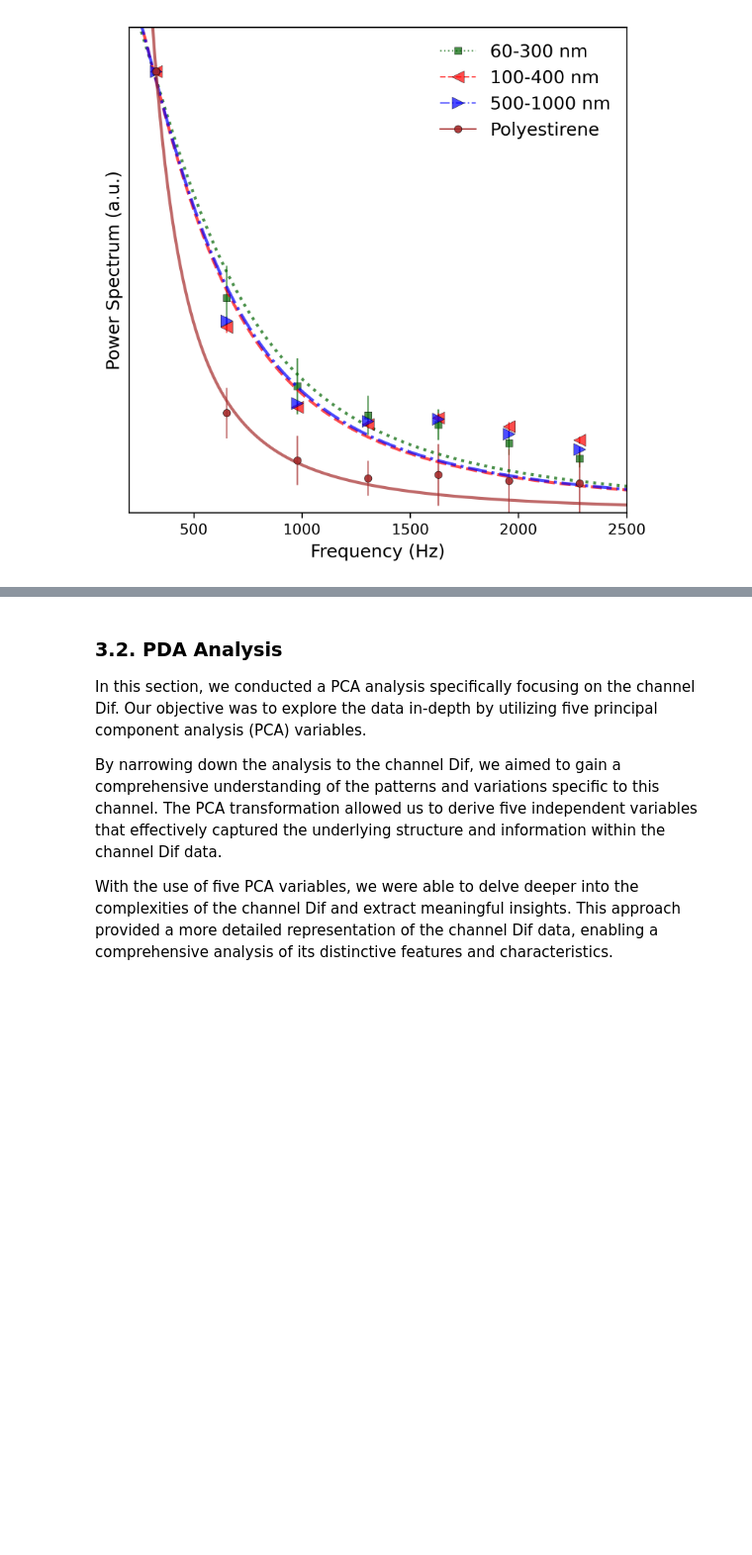
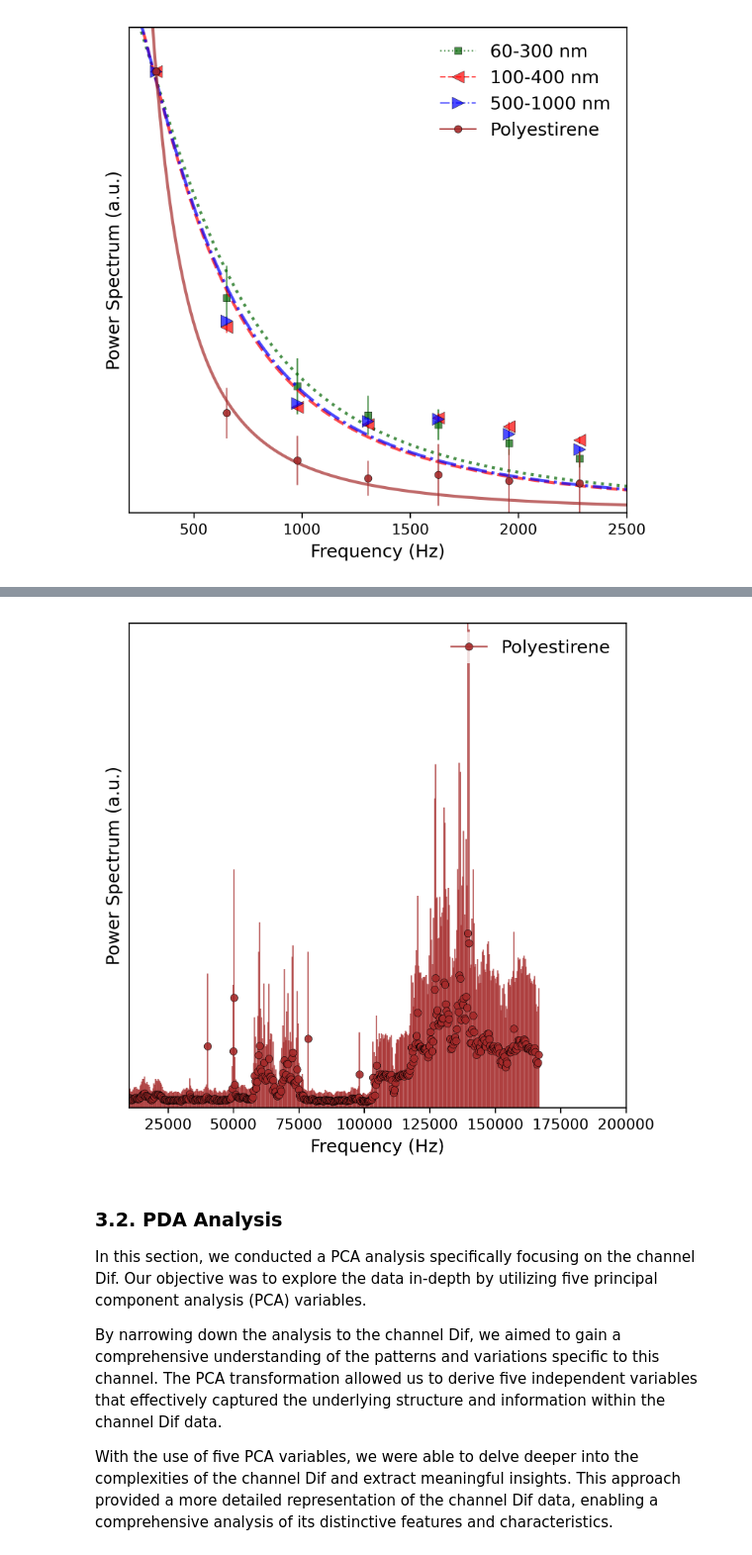
Before and after one commit to davidalejandromiranda/fedsa_public, a Jupyter notebook: data_processing.ipynb, the cells around one changed output, grey strips where cells are left out. Shown: that part at 99% size. Saved outputs shown, nothing was run; the diff lists cells and outputs as text; code cells hidden in the pictures; blank space fills up the shorter version.

```diff
--- a/data_processing.ipynb
+++ b/data_processing.ipynb
@@ -311,3 +364,14 @@ plot_particles_power_spectrum(particles_data, particles_info, fontsize=12, dpi=3
+# %%
+particles_info_ = [particles_info[3]]
+plot_particles_power_spectrum(
+    particles_data,
+    particles_info_,
+    fontsize=12, dpi=300,
+    fmin=10e3, fmax=200e3,
+    fitt_data=False,
+    show_error_bars=True)
+# %% [output]
+[figure, added]
 # %% [markdown]
 ### 3.2. PDA Analysis
 
```
Also changed, not shown: parts of 7 cells of this notebook.
